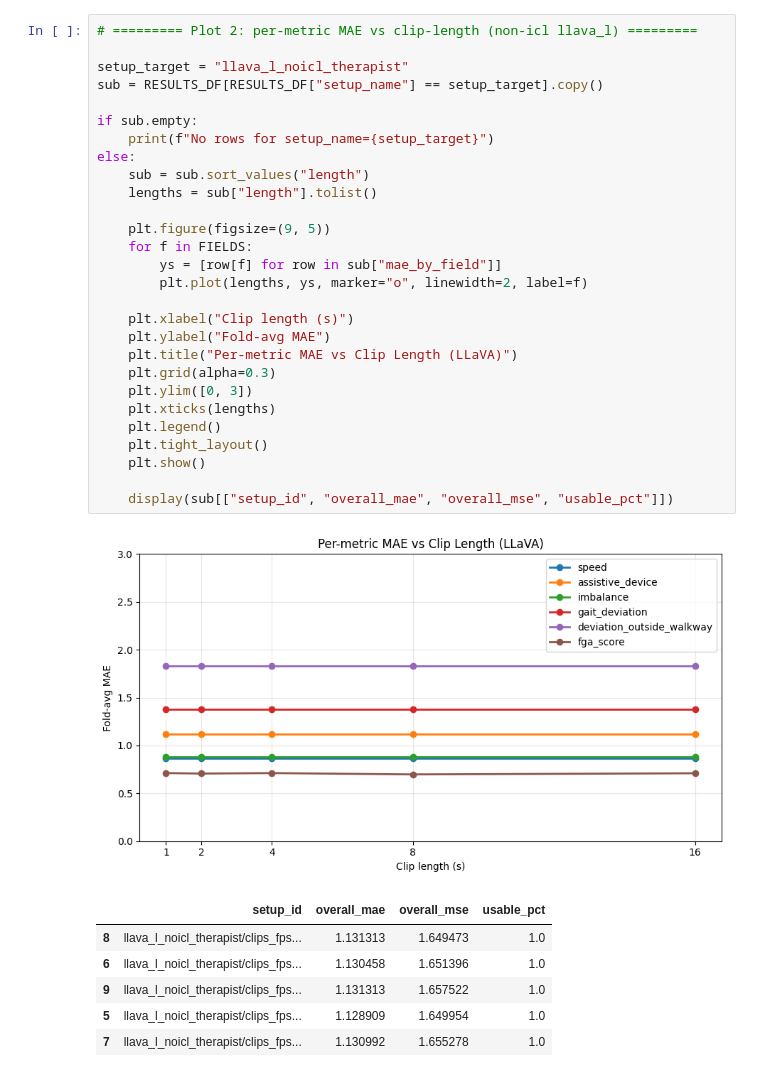
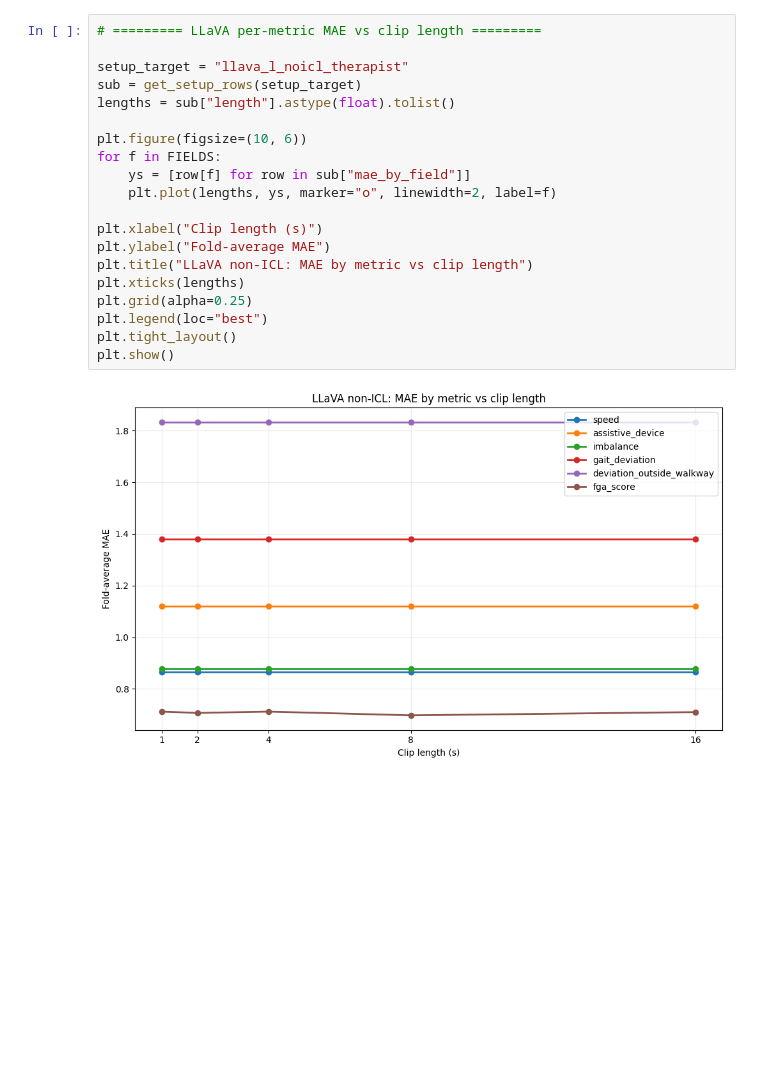
Before and after one commit to kerrypan1/brainwalk-vlm, a Jupyter notebook: analysis.ipynb, the cells around one changed output. Saved outputs shown, nothing was run; the diff lists cells and outputs as text; blank space fills up the shorter version.

```diff
--- a/analysis.ipynb
+++ b/analysis.ipynb
@@ -659,37 +523,23 @@ plt.show()
 # %%
-# ========= Plot 2: per-metric MAE vs clip-length (non-icl llava_l) =========
+# ========= LLaVA per-metric MAE vs clip length =========
 
 setup_target = "llava_l_noicl_therapist"
-sub = RESULTS_DF[RESULTS_DF["setup_name"] == setup_target].copy()
+sub = get_setup_rows(setup_target)
+lengths = sub["length"].astype(float).tolist()
 
-if sub.empty:
-    print(f"No rows for setup_name={setup_target}")
-else:
-    sub = sub.sort_values("length")
-    lengths = sub["length"].tolist()
+plt.figure(figsize=(10, 6))
+for f in FIELDS:
+    ys = [row[f] for row in sub["mae_by_field"]]
+    plt.plot(lengths, ys, marker="o", linewidth=2, label=f)
 
-    plt.figure(figsize=(9, 5))
-    for f in FIELDS:
-        ys = [row[f] for row in sub["mae_by_field"]]
-        plt.plot(lengths, ys, marker="o", linewidth=2, label=f)
-
-    plt.xlabel("Clip length (s)")
-    plt.ylabel("Fold-avg MAE")
-    plt.title("Per-metric MAE vs Clip Length (LLaVA)")
-    plt.grid(alpha=0.3)
-    plt.ylim([0, 3])
-    plt.xticks(lengths)
-    plt.legend()
-    plt.tight_layout()
-    plt.show()
-
-    display(sub[["setup_id", "overall_mae", "overall_mse", "usable_pct"]])
+plt.xlabel("Clip length (s)")
+plt.ylabel("Fold-average MAE")
+plt.title("LLaVA non-ICL: MAE by metric vs clip length")
+plt.xticks(lengths)
+plt.grid(alpha=0.25)
+plt.legend(loc="best")
+plt.tight_layout()
+plt.show()
 # %% [output]
-[figure, old version]
+[figure, new version]
-|  | setup_id | overall_mae | overall_mse | usable_pct |
-| 8 | llava_l_noicl_therapist/clips_fps... | 1.131313 | 1.649473 | 1.0 |
-| 6 | llava_l_noicl_therapist/clips_fps... | 1.130458 | 1.651396 | 1.0 |
-| 9 | llava_l_noicl_therapist/clips_fps... | 1.131313 | 1.657522 | 1.0 |
-| 5 | llava_l_noicl_therapist/clips_fps... | 1.128909 | 1.649954 | 1.0 |
-| 7 | llava_l_noicl_therapist/clips_fps... | 1.130992 | 1.655278 | 1.0 |
 # %%
```
Also changed, not shown: parts of 13 cells of this notebook, 8 other files.
